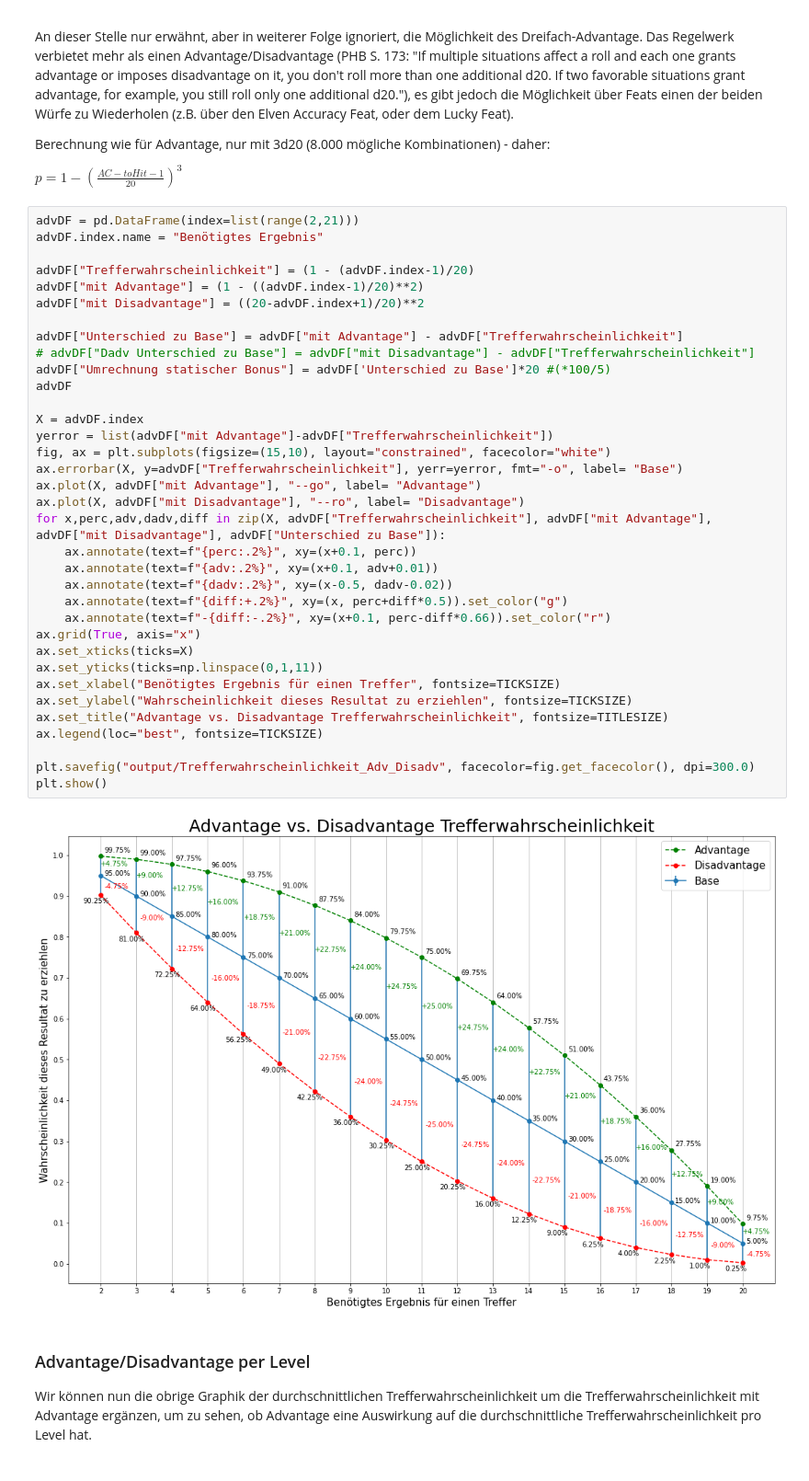
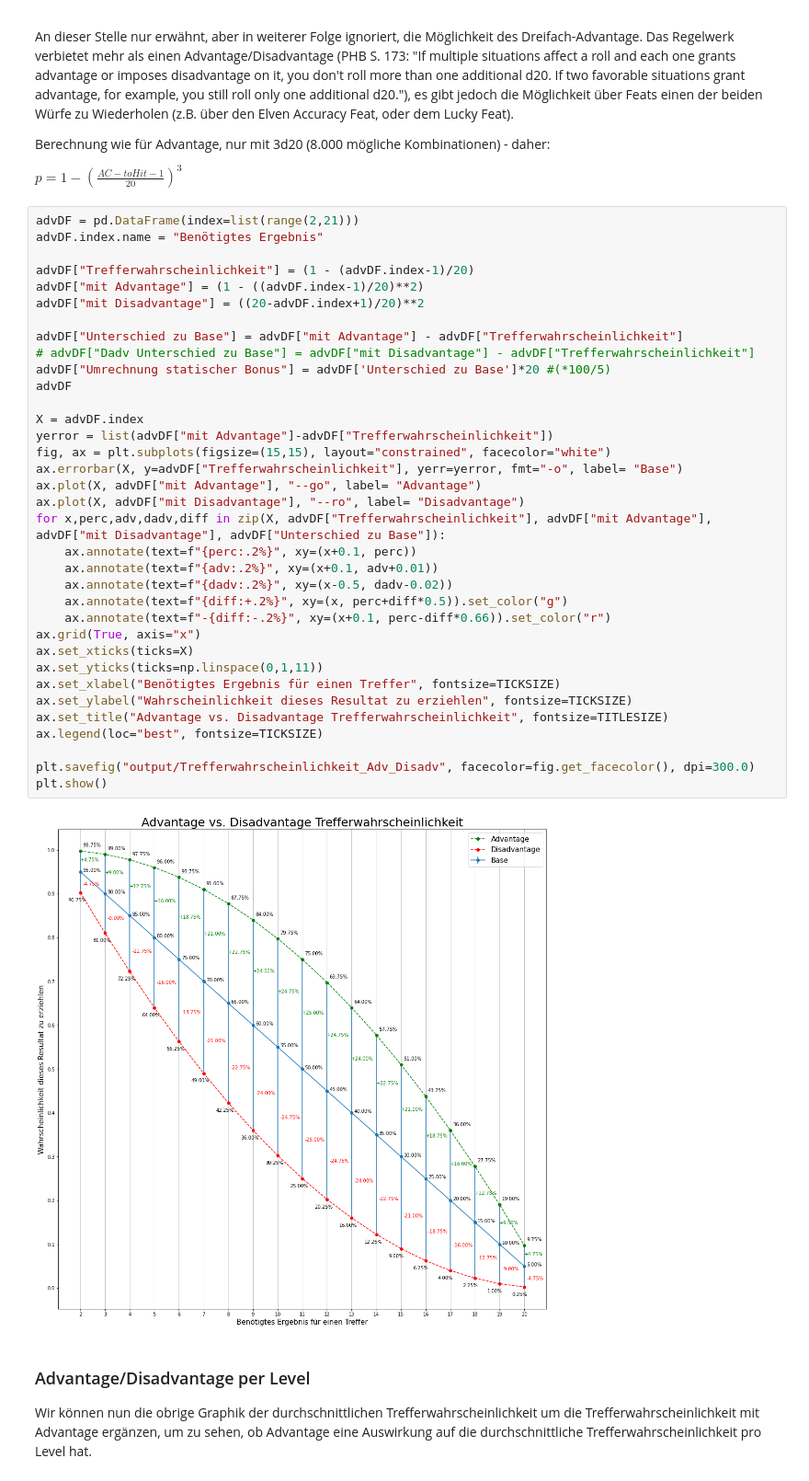
Before and after one commit to AlexSchinnerl/dndMath, a Jupyter notebook: damageCalculation.ipynb, the cells around one changed output. Shown at 92% size. Cells and saved outputs as stored; diff of their text form.

Commit message:
adjust graphs for poster

```diff
--- a/damageCalculation.ipynb
+++ b/damageCalculation.ipynb
@@ -259,35 +259,35 @@ advDF["Trefferwahrscheinlichkeit"] = (1 - (advDF.index-1)/20)
 advDF["mit Advantage"] = (1 - ((advDF.index-1)/20)**2)
 advDF["mit Disadvantage"] = ((20-advDF.index+1)/20)**2
 
 advDF["Unterschied zu Base"] = advDF["mit Advantage"] - advDF["Trefferwahrscheinlichkeit"]
 # advDF["Dadv Unterschied zu Base"] = advDF["mit Disadvantage"] - advDF["Trefferwahrscheinlichkeit"]
 advDF["Umrechnung statischer Bonus"] = advDF['Unterschied zu Base']*20 #(*100/5)
 advDF
 
 X = advDF.index
 yerror = list(advDF["mit Advantage"]-advDF["Trefferwahrscheinlichkeit"])
-fig, ax = plt.subplots(figsize=(15,10), layout="constrained", facecolor="white")
+fig, ax = plt.subplots(figsize=(15,15), layout="constrained", facecolor="white")
 ax.errorbar(X, y=advDF["Trefferwahrscheinlichkeit"], yerr=yerror, fmt="-o", label= "Base")
 ax.plot(X, advDF["mit Advantage"], "--go", label= "Advantage")
 ax.plot(X, advDF["mit Disadvantage"], "--ro", label= "Disadvantage")
 for x,perc,adv,dadv,diff in zip(X, advDF["Trefferwahrscheinlichkeit"], advDF["mit Advantage"], advDF["mit Disadvantage"], advDF["Unterschied zu Base"]):
     ax.annotate(text=f"{perc:.2%}", xy=(x+0.1, perc))
     ax.annotate(text=f"{adv:.2%}", xy=(x+0.1, adv+0.01))
     ax.annotate(text=f"{dadv:.2%}", xy=(x-0.5, dadv-0.02))
     ax.annotate(text=f"{diff:+.2%}", xy=(x, perc+diff*0.5)).set_color("g")
     ax.annotate(text=f"-{diff:-.2%}", xy=(x+0.1, perc-diff*0.66)).set_color("r")
 ax.grid(True, axis="x")
 ax.set_xticks(ticks=X)
 ax.set_yticks(ticks=np.linspace(0,1,11))
 ax.set_xlabel("Benötigtes Ergebnis für einen Treffer", fontsize=TICKSIZE)
 ax.set_ylabel("Wahrscheinlichkeit dieses Resultat zu erziehlen", fontsize=TICKSIZE)
 ax.set_title("Advantage vs. Disadvantage Trefferwahrscheinlichkeit", fontsize=TITLESIZE)
 ax.legend(loc="best", fontsize=TICKSIZE)
 
 plt.savefig("output/Trefferwahrscheinlichkeit_Adv_Disadv", facecolor=fig.get_facecolor(), dpi=300.0)
 plt.show()
 # %% [output]
-[figure, old version]
+[figure, new version]
 # %% [markdown]
 ### Advantage/Disadvantage per Level
 
```
Also changed, not shown: parts of 3 cells of this notebook.
